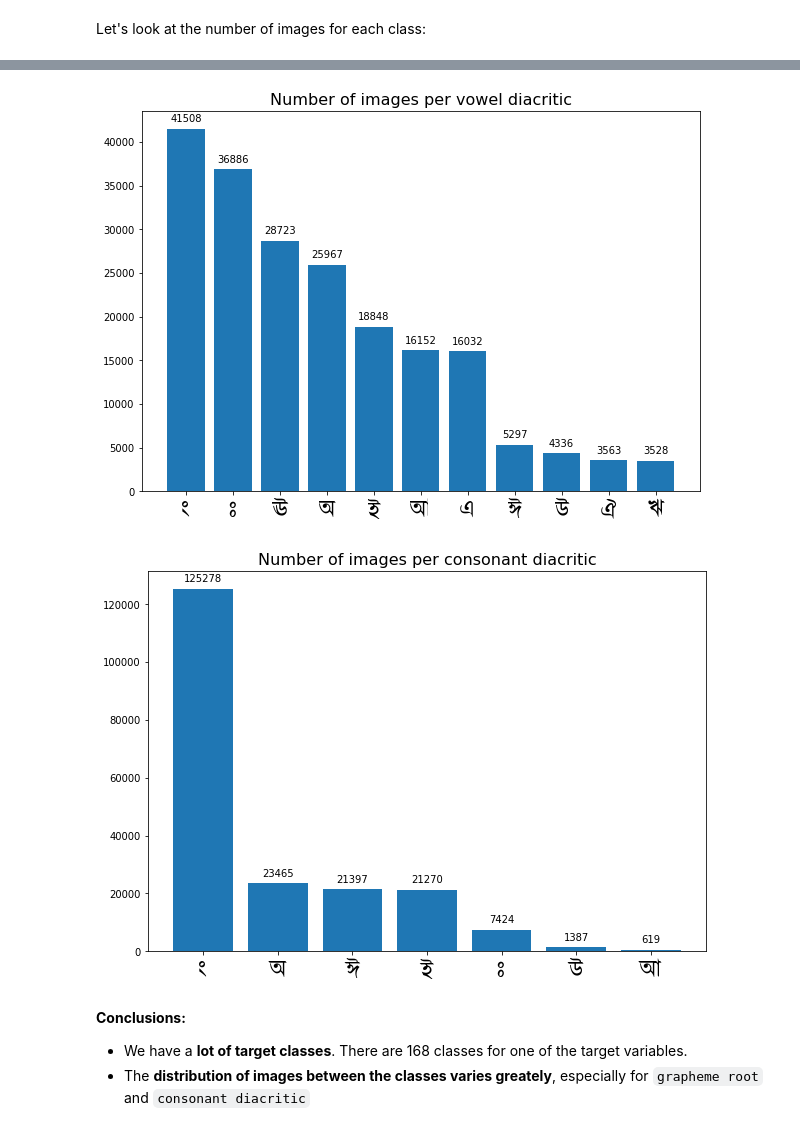
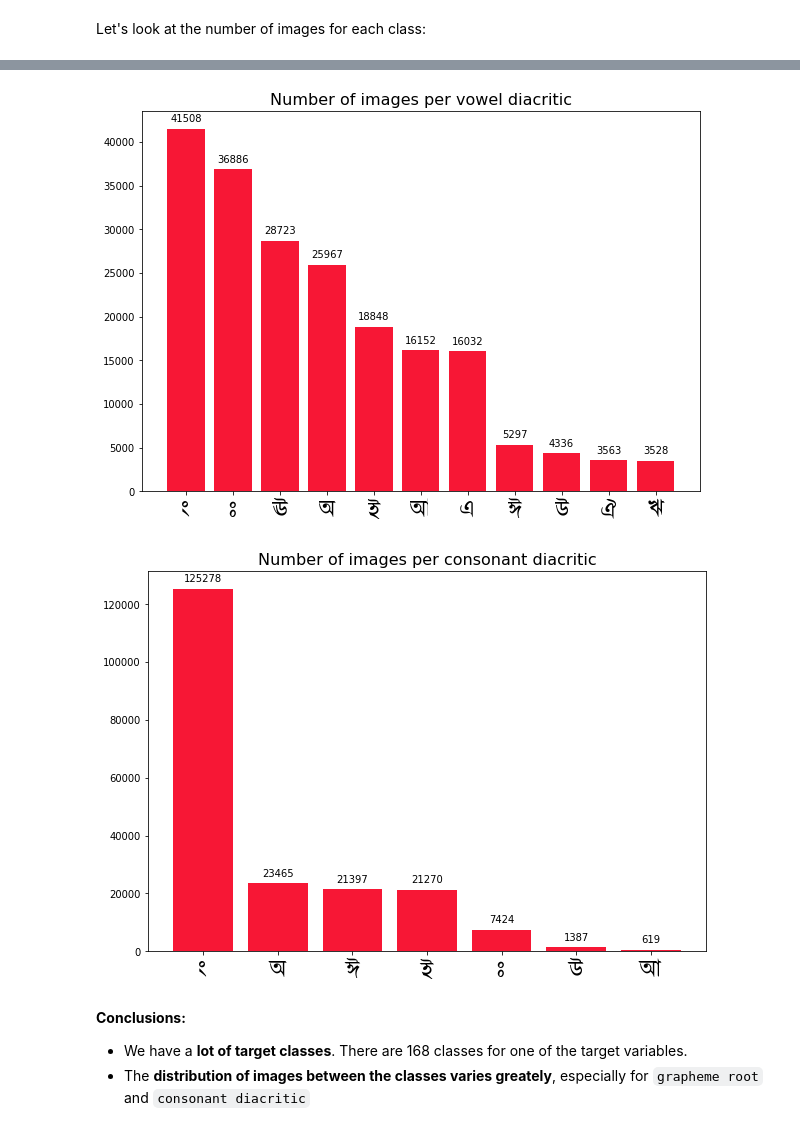
Before and after one commit to Lexie88rus/Bengali_AI_Competition, a Jupyter notebook: bengali-ai-eda.ipynb, the cells around one changed output, grey strips where cells are left out. Drawn from its saved outputs; the diff is of its cells as text; code cells hidden in the pictures.

```diff
--- a/bengali-ai-eda.ipynb
+++ b/bengali-ai-eda.ipynb
@@ -147,15 +156,15 @@ vowel_diacritic_img = train_labels.groupby(by=['vowel_diacritic']).count().reset
 # %%
 # plot bar chart with the number of images per each vowel_diacritic
 n_classes = len(vowel_diacritic_img)
 fig, ax = plt.subplots(1,1,figsize=(10,7))
-plt.bar(range(0, n_classes), vowel_diacritic_img.image_id.values)
+plt.bar(range(0, n_classes), vowel_diacritic_img.image_id.values, color='#F71735')
 labels = [class_map[class_map.label == val].component.values[0] for val in vowel_diacritic_img.vowel_diacritic.values]
 plt.xticks(range(0, n_classes), labels, fontproperties=prop, fontsize=24)
 plt.title('Number of images per vowel diacritic', fontsize=16)
 add_value_labels(ax)
 plt.show()
 # %% [output]
-[figure, old version]
+[figure, new version]
 # %%
 # count the number of images for each consonant_diacritic
 consonant_diacritic_img = train_labels.groupby(by=['consonant_diacritic']).count().reset_index()[['consonant_diacritic', 'image_id']]\
@@ -164,14 +173,14 @@ consonant_diacritic_img = train_labels.groupby(by=['consonant_diacritic']).count
 # plot bar chart with the number of images per each consonant_diacritic
 n_classes = len(consonant_diacritic_img)
 fig, ax = plt.subplots(1,1,figsize=(10,7))
-plt.bar(range(0, n_classes), consonant_diacritic_img.image_id.values)
+plt.bar(range(0, n_classes), consonant_diacritic_img.image_id.values, color='#F71735')
 labels = [class_map[class_map.label == val].component.values[0] for val in consonant_diacritic_img.consonant_diacritic.values]
 plt.xticks(range(0, n_classes), labels, fontproperties=prop, fontsize=24)
 plt.title('Number of images per consonant diacritic', fontsize=16)
 add_value_labels(ax)
 plt.show()
 # %% [output]
-[figure, old version]
+[figure, new version]
 # %% [markdown]
 __Conclusions:__
 * We have a __lot of target classes__. There are 168 classes for one of the target variables.
```
Also changed, not shown: parts of 23 cells of this notebook.
